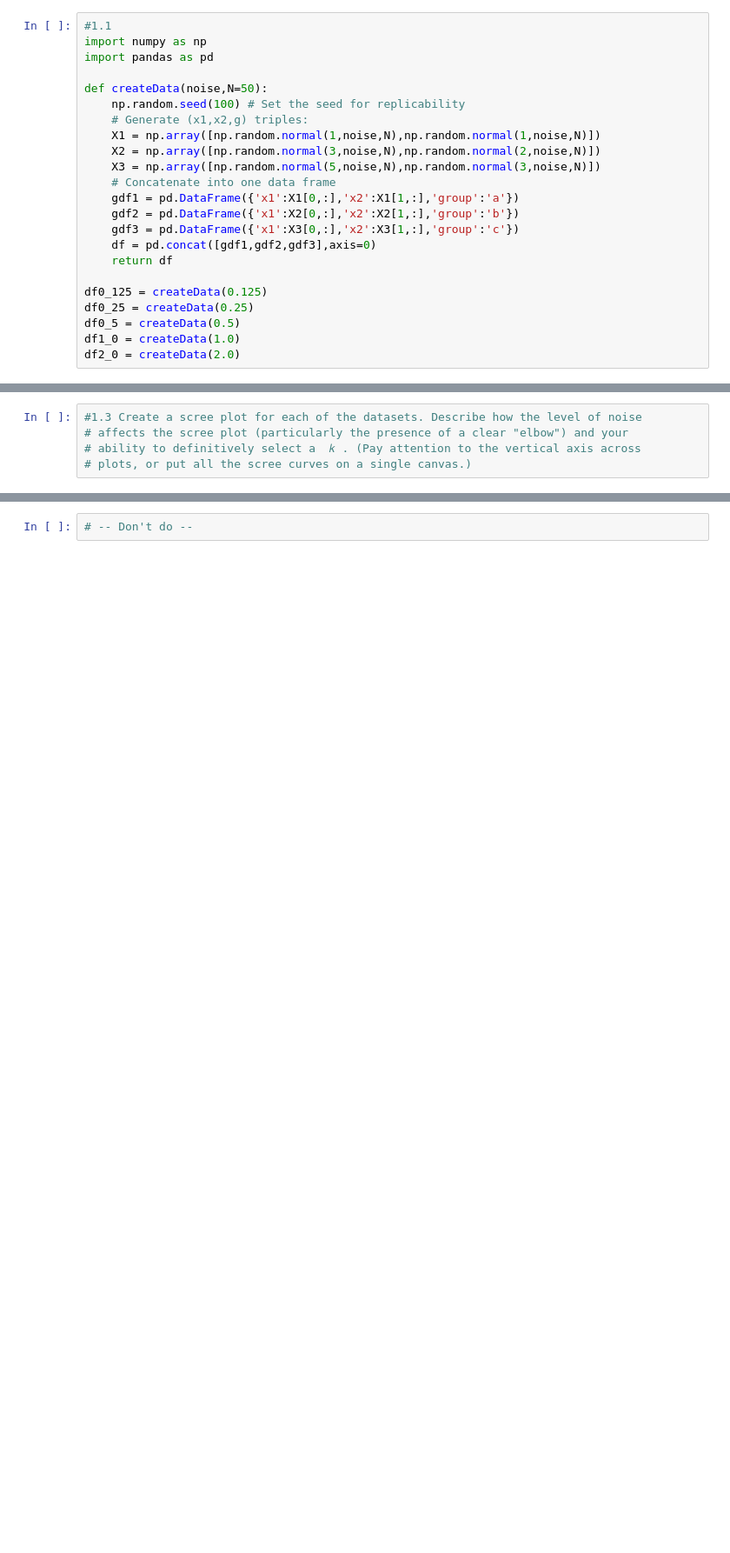
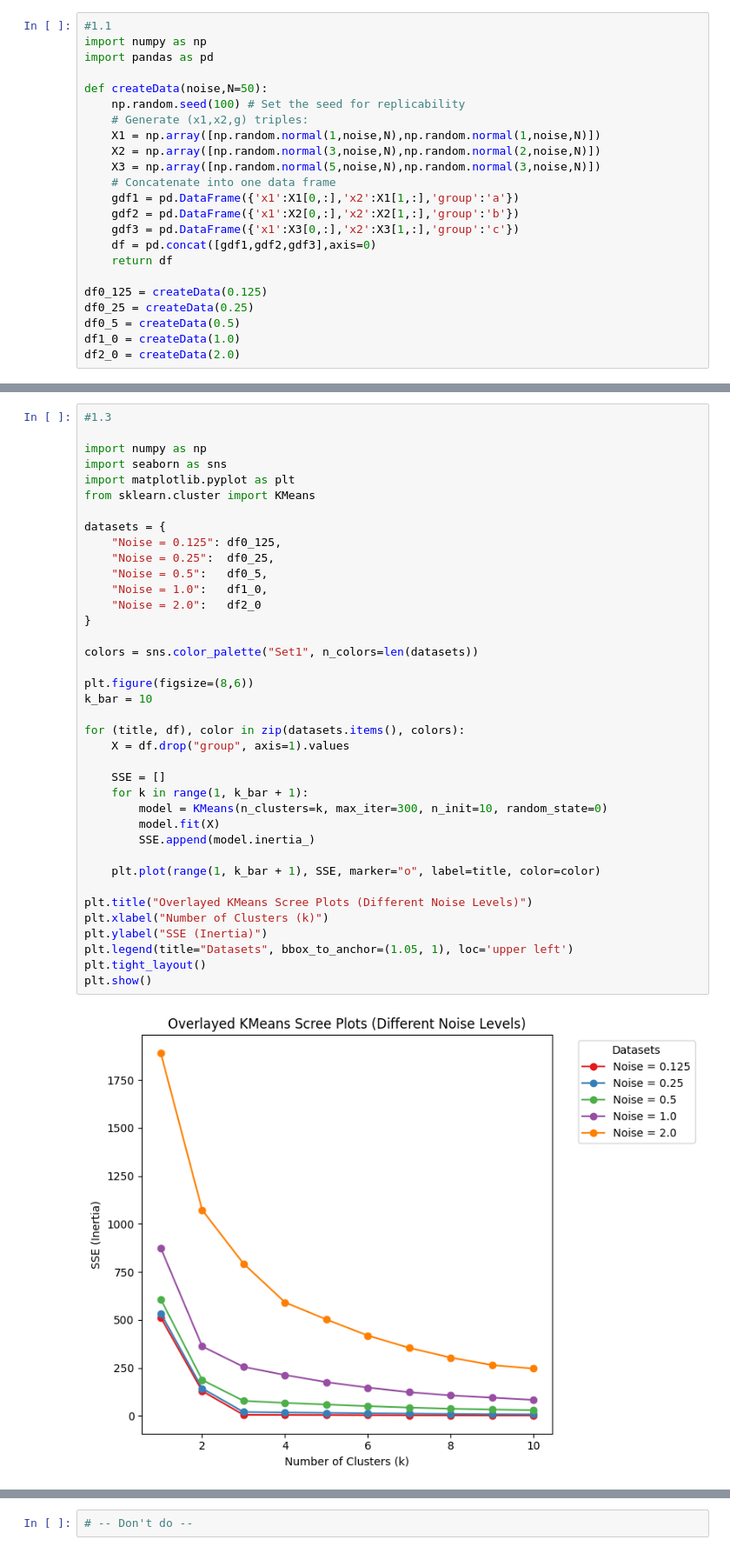
Before and after one commit to bburt26/clustering_assignment, a Jupyter notebook: assignment_clustering.ipynb, the cells around one changed output, grey strips where cells are left out. Shown at 87% size. Cells and saved outputs as stored; diff of their text form; blank space fills up the shorter version.

```diff
--- a/assignment_clustering.ipynb
+++ b/assignment_clustering.ipynb
@@ -97,5 +101,40 @@ plot_scatter(df2_0,   "Scatterplot with Noise = 2.0")
 # %%
-#1.3 Create a scree plot for each of the datasets. Describe how the level of noise
-# affects the scree plot (particularly the presence of a clear "elbow") and your
-# ability to definitively select a  𝑘 . (Pay attention to the vertical axis across
-# plots, or put all the scree curves on a single canvas.)
+#1.3
+
+import numpy as np
+import seaborn as sns
+import matplotlib.pyplot as plt
+from sklearn.cluster import KMeans
+
+datasets = {
+    "Noise = 0.125": df0_125,
+    "Noise = 0.25":  df0_25,
+    "Noise = 0.5":   df0_5,
+    "Noise = 1.0":   df1_0,
+    "Noise = 2.0":   df2_0
+}
+
+colors = sns.color_palette("Set1", n_colors=len(datasets))
+
+plt.figure(figsize=(8,6))
+k_bar = 10
+
+for (title, df), color in zip(datasets.items(), colors):
+    X = df.drop("group", axis=1).values
+
+    SSE = []
+    for k in range(1, k_bar + 1):
+        model = KMeans(n_clusters=k, max_iter=300, n_init=10, random_state=0)
+        model.fit(X)
+        SSE.append(model.inertia_)
+
+    plt.plot(range(1, k_bar + 1), SSE, marker="o", label=title, color=color)
+
+plt.title("Overlayed KMeans Scree Plots (Different Noise Levels)")
+plt.xlabel("Number of Clusters (k)")
+plt.ylabel("SSE (Inertia)")
+plt.legend(title="Datasets", bbox_to_anchor=(1.05, 1), loc='upper left')
+plt.tight_layout()
+plt.show()
+# %% [output]
+[figure, added]
```
Also changed, not shown: parts of 5 cells of this notebook.
